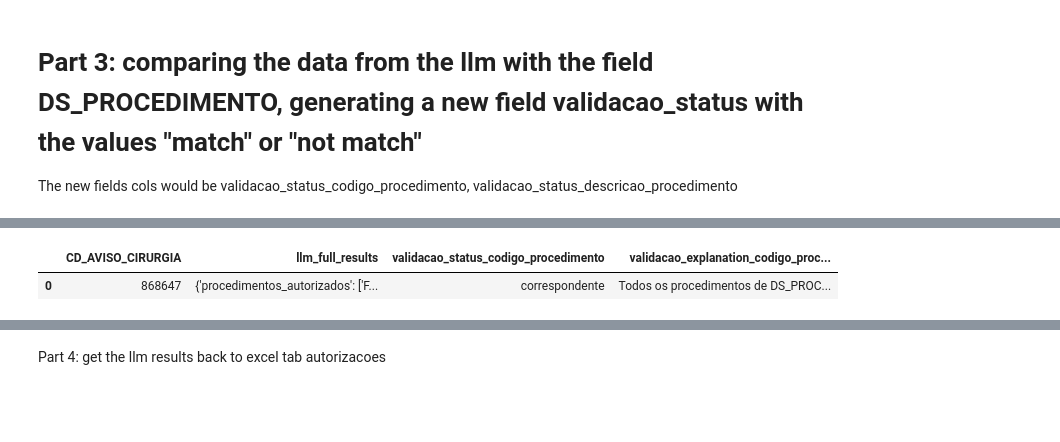
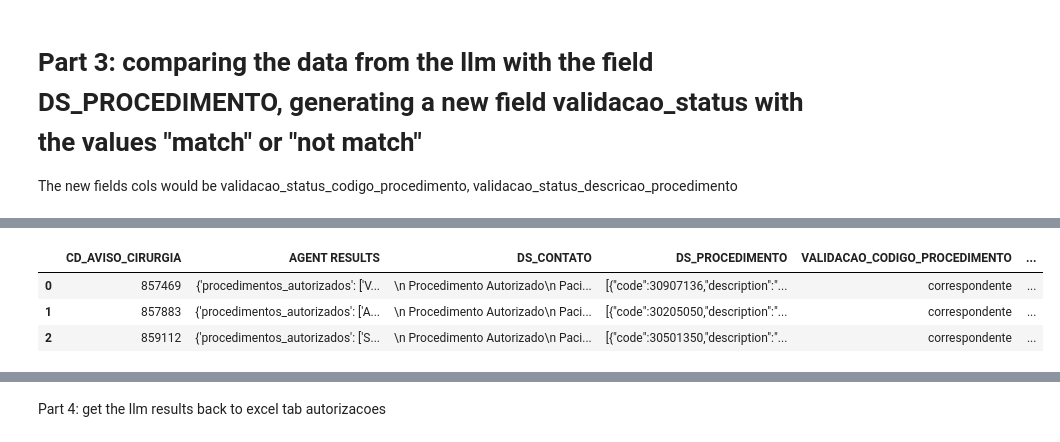
Before and after one commit to joao-thomaz-mle/autorizacoes-api, a Jupyter notebook: POC/05_aut_validation.ipynb, the cells around one changed output, grey strips where cells are left out. Cells and saved outputs as stored; diff of their text form; code cells hidden in the pictures; blank space fills up the shorter version.

```diff
--- a/POC/05_aut_validation.ipynb
+++ b/POC/05_aut_validation.ipynb
@@ -89,14 +92,14 @@ avisos_interest_list_aut, avisos_interest_list_aut_str = extract_avisos_from_tab
     xls=xls,
     tab_name="Autorizados",
     mask_criteria=mask_criteria,
-    limit=15  # No limit for now, but you can set a number like limit=100
+    limit=None  # No limit for now, but you can set a number like limit=100
 )
 
 avisos_interest_list_pendente, avisos_interest_list_pendente_str = extract_avisos_from_tab(
     xls=xls,
     tab_name="Pendentes",
     mask_criteria=mask_criteria,
-    limit=15  # No limit for now, but you can set a number like limit=50
+    limit=None  # No limit for now, but you can set a number like limit=50
 )
 
 # Combine both lists
@@ -233,13 +233,13 @@ merged_df_autorizacao_final = pd.merge(
     merged_df_autorizacao,
     oracle_db_finalizado_df_processed,
     on="CD_AVISO_CIRURGIA",
-    how="inner"
+    how="left"
 )
 
 final_extracted_df = pd.merge(
     merged_df_autorizacao_final,
     maria_db_aviso_cirurgia_df,
     on="CD_AVISO_CIRURGIA",
-    how="inner"
+    how="left"
 )
 # %%
@@ -704,14 +769,16 @@ llm_columns
 # %%
 llm_results_df["llm_full_results"] = llm_results_df.apply(lambda row: {
-    "procedimentos_autorizados": row.get("procedimentos_autorizados_llm", []),
-    "paciente": row.get('paciente_llm', ""),
-    "codigo_autorizado": row.get("codigo_autorizado_llm", ""),
-    "senha": row.get("senha_llm", ""),
-    "validade_senha": row.get("validade_senha_llm", ""),
-    "data_solicitacao": row.get("data_solicitacao_llm", ""),
-    "observacoes_opme": row.get("observacoes_opme_llm", ""),
-    "observacoes_gerais": row.get("observacoes_gerais_llm", ""),
-    "profissional_solicitante": row.get("profissional_solicitante_llm", "")
+    "procedimentos_autorizados": row.get("procedimentos_autorizados_llm", []) or [],
+    "paciente": row.get("paciente_llm", None),
+    "codigo_autorizado": row.get("codigo_autorizado_llm", None),
+    "senha": row.get("senha_llm", None),
+    "validade_senha": (
+        str(row.get("validade_senha_llm")) if pd.notna(row.get("validade_senha_llm")) else None
+    ),
+    "data_solicitacao": (
+        str(row.get("data_solicitacao_llm")) if pd.notna(row.get("data_solicitacao_llm")) else None
+    ),
+    "observacoes_opme": row.get("observacoes_opme_llm", None),
+    "observacoes_gerais": row.get("observacoes_gerais_llm", None),
+    "profissional_solicitante": row.get("profissional_solicitante_llm", None)
 }, axis=1)
-
-llm_results_df.head(3)
@@ -734,8 +799,12 @@ llm_results_df.loc[0, 'llm_full_results']
 # %%
 # final processing response:
-keep_cols = ['CD_AVISO_CIRURGIA', 'llm_full_results', 'validacao_status_codigo_procedimento', 'validacao_explanation_codigo_procedimento']
+keep_cols = ['CD_AVISO_CIRURGIA', 'llm_full_results', 'DS_CONTATO', 'DS_PROCEDIMENTO', 'validacao_status_codigo_procedimento', 'validacao_explanation_codigo_procedimento']
 llm_results_df = llm_results_df[keep_cols]
+#Rename the cols:
+llm_results_df.columns = ['CD_AVISO_CIRURGIA', 'AGENT RESULTS', 'DS_CONTATO', 'DS_PROCEDIMENTO', 'VALIDACAO_CODIGO_PROCEDIMENTO', 'VALIDACAO_EXPLICACAO']
 llm_results_df.head(3)
 # %% [output]
-|  | CD_AVISO_CIRURGIA | llm_full_results | validacao_status_codigo_procedimento | validacao_explanation_codigo_proc... |
-| 0 | 868647 | {'procedimentos_autorizados': ['F... | correspondente | Todos os procedimentos de DS_PROC... |
+|  | CD_AVISO_CIRURGIA | AGENT RESULTS | DS_CONTATO | DS_PROCEDIMENTO | VALIDACAO_CODIGO_PROCEDIMENTO | ... |
+| 0 | 857469 | {'procedimentos_autorizados': ['V... | \n Procedimento Autorizado\n Paci... | [{"code":30907136,"description":"... | correspondente | ... |
+| 1 | 857883 | {'procedimentos_autorizados': ['A... | \n Procedimento Autorizado\n Paci... | [{"code":30205050,"description":"... | correspondente | ... |
+| 2 | 859112 | {'procedimentos_autorizados': ['S... | \n Procedimento Autorizado\n Paci... | [{"code":30501350,"description":"... | correspondente | ... |
```
Also changed, not shown: parts of 38 cells of this notebook.
